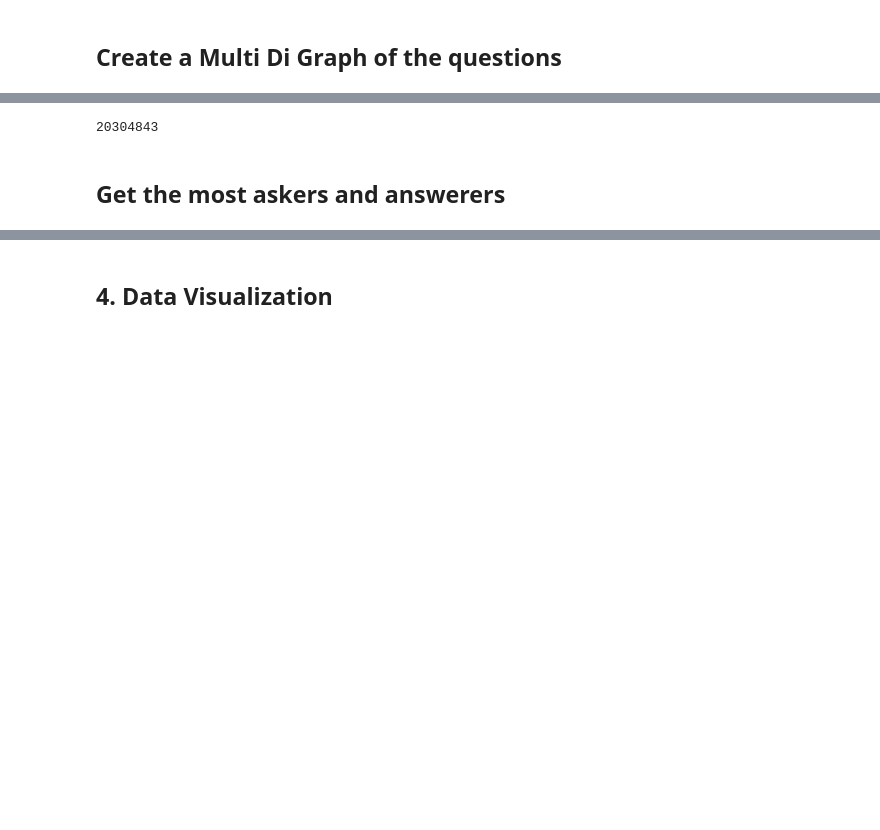
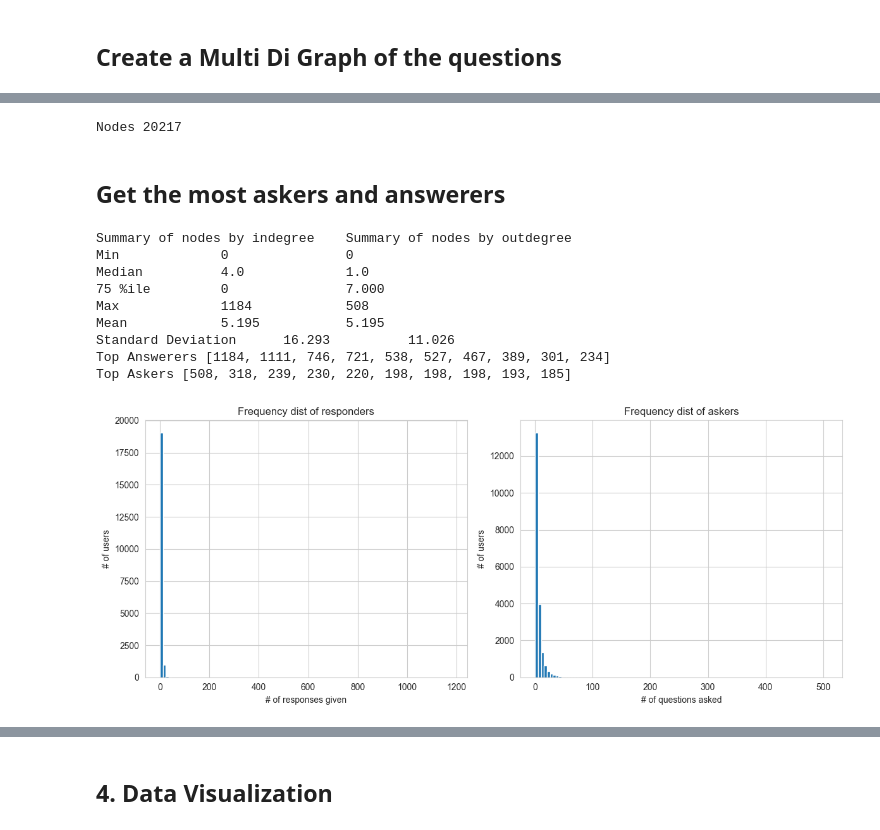
Before and after one commit to jbhangoo/datakit-smallholder-farmers-fall-2025, a Jupyter notebook: Challenge 3_Community Leaders/jayr/network.ipynb, the cells around one changed output, grey strips where cells are left out. Saved outputs shown, nothing was run; the diff lists cells and outputs as text; code cells hidden in the pictures; blank space fills up the shorter version.

Commit message:
Basic statistics of users asking and answering questions

```diff
--- a/Challenge 3_Community Leaders/jayr/network.ipynb
+++ b/Challenge 3_Community Leaders/jayr/network.ipynb
@@ -49,11 +52,19 @@ graph = MultiDiGraph()
 with open(DATA_FILE, 'r', encoding='utf-8') as f:
     reader = csv.DictReader(f, delimiter=CSV_DELIMETER)
 
+    i=0
     for row in reader:
         from_node = row[FROM_COL]
         to_node = row[TO_COL]
+
+        i += 1
+        if i > 200_000:
+            break
 
         # Remaining columns become edge attributes
         edge_id = row[QID_COL]
 
         graph.add_edge(from_node, to_node, edge_id)
+
+all_edges = graph.get_all_edges()
+print(len(all_edges))
@@ -62,8 +73,16 @@ with open(DATA_FILE, 'r', encoding='utf-8') as f:
-# %%
-# Basic
-edges = graph.get_all_edges()
-print(len(edges))
-# %% [output]
-20304843
+# %%
+# Delete all nodes with both indegree and outdegree less than 2
+delete_nodes = []
+
+for node in graph.nodes:
+    if graph.in_degree(node) < 4 and graph.out_degree(node) < 6:
+        delete_nodes.append(node)
+
+for node in delete_nodes:
+    graph.remove_node(node)
+
+print("Nodes", len(graph.nodes))
+# %% [output]
+Nodes 20217
 # %% [markdown]
 ## Get the most askers and answerers
@@ -77,0 +89,46 @@ print(nodes_by_outdegree[:10])
+# %%
+indegrees = [graph.in_degree(node) for node in graph.nodes]
+nodes_by_indegree = sorted(indegrees, reverse=True)
+outdegrees = [graph.out_degree(node) for node in graph.nodes]
+nodes_by_outdegree = sorted(outdegrees, reverse=True)
+
+# Summary of nodes by indegree
+import numpy as np
+print('Summary of nodes by indegree\tSummary of nodes by outdegree')
+print(f'Min\t\t{min(nodes_by_indegree)}\t\t{min(nodes_by_outdegree)}')
+print(f'Median\t\t{np.median(nodes_by_indegree)}\t\t{np.median(nodes_by_outdegree)}')
+print(f'75 %ile\t\t{min(nodes_by_indegree)}\t\t{np.quantile(nodes_by_outdegree, 0.75):.3f}')
+print(f'Max\t\t{max(nodes_by_indegree)}\t\t{max(nodes_by_outdegree)}')
+print(f'Mean\t\t{np.mean(nodes_by_indegree):.3f}\t\t{np.mean(nodes_by_outdegree):.3f}')
+print(f'Standard Deviation\t{np.std(nodes_by_indegree):.3f}\t\t{np.std(nodes_by_outdegree):.3f}')
+
+print('Top Answerers', nodes_by_indegree[:10])
+print('Top Askers', nodes_by_outdegree[:10])
+
+# Display plots side by side
+import matplotlib.pyplot as plt
+
+fig, (ax1, ax2) = plt.subplots(1, 2, figsize=(12, 5))
+ax1.hist(nodes_by_indegree, bins=100)
+ax1.set_title('Frequency dist of responders')
+ax1.set_xlabel('# of responses given')
+ax1.set_ylabel('# of users')
+
+ax2.hist(nodes_by_outdegree, bins=100)
+ax2.set_title('Frequency dist of askers')
+ax2.set_xlabel('# of questions asked')
+ax2.set_ylabel('# of users')
+
+plt.tight_layout()
+plt.show()
+# %% [output]
+Summary of nodes by indegree    Summary of nodes by outdegree
+Min             0               0
+Median          4.0             1.0
+75 %ile         0               7.000
+Max             1184            508
+Mean            5.195           5.195
+Standard Deviation      16.293          11.026
+Top Answerers [1184, 1111, 746, 721, 538, 527, 467, 389, 301, 234]
+Top Askers [508, 318, 239, 230, 220, 198, 198, 198, 193, 185]
+[figure, added]
```
Also changed, not shown: parts of 9 cells of this notebook, 5 other files.
